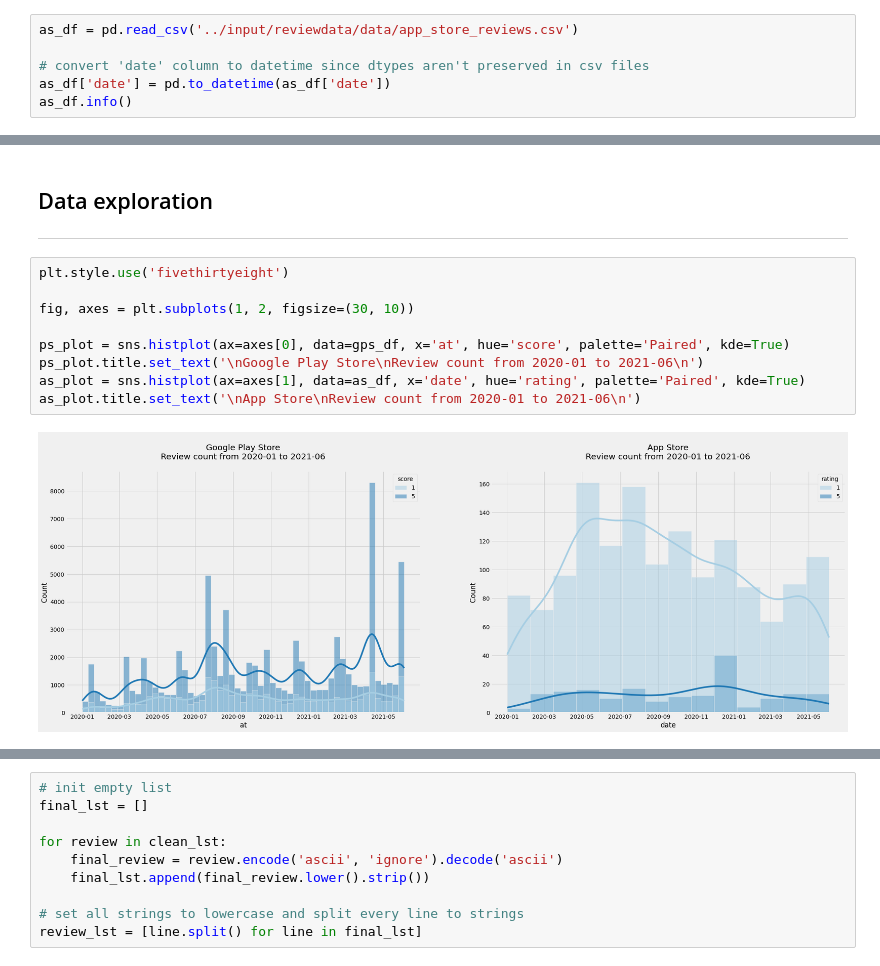
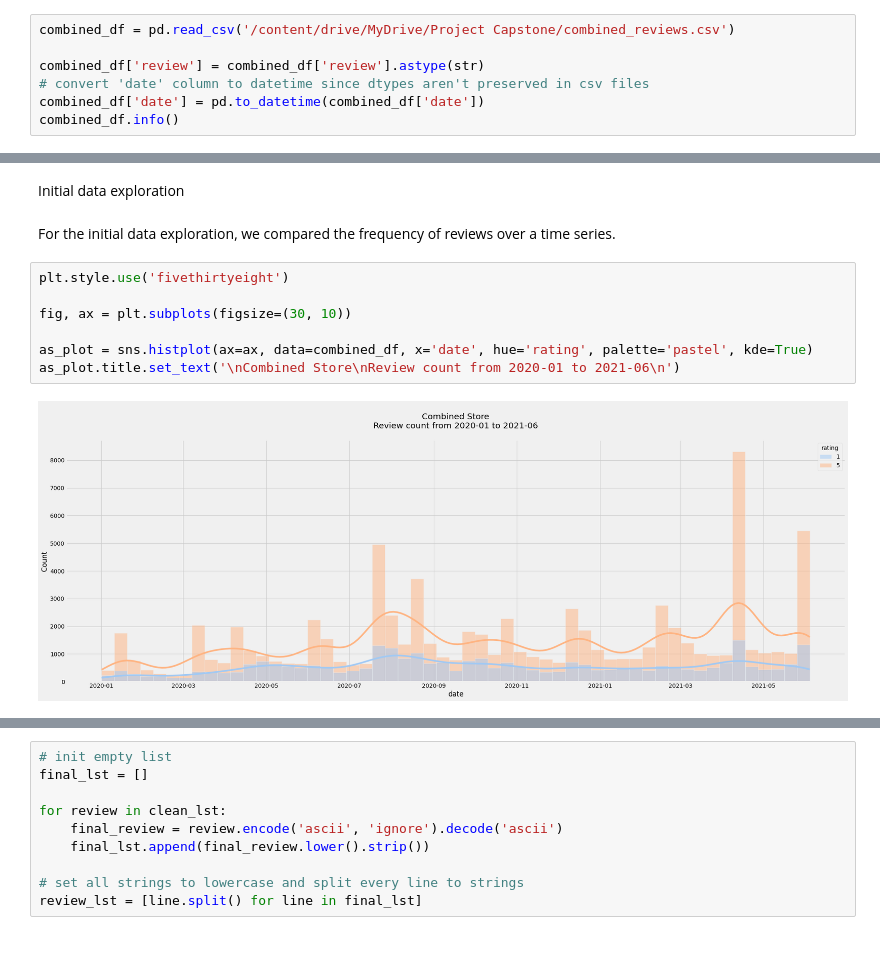
Before and after one commit to kentregs/mynt-cadetship-final-capstone-project-repo, a Jupyter notebook: [5] LSTM_sentiment_analysis.ipynb, the cells around one changed output, grey strips where cells are left out. Cells and saved outputs as stored; diff of their text form.

```diff
--- a/[5] LSTM_sentiment_analysis.ipynb
+++ b/[5] LSTM_sentiment_analysis.ipynb
@@ -46,8 +72,9 @@ Requirement already satisfied: six in /opt/conda/lib/python3.7/site-packages (fr
 # %%
-as_df = pd.read_csv('../input/reviewdata/data/app_store_reviews.csv')
+combined_df = pd.read_csv('/content/drive/MyDrive/Project Capstone/combined_reviews.csv')
 
+combined_df['review'] = combined_df['review'].astype(str)
 # convert 'date' column to datetime since dtypes aren't preserved in csv files
-as_df['date'] = pd.to_datetime(as_df['date'])
-as_df.info()
+combined_df['date'] = pd.to_datetime(combined_df['date'])
+combined_df.info()
 # %% [output]
 <class 'pandas.core.frame.DataFrame'>
@@ -91,14 +91,13 @@ memory usage: 8.4+ MB
-# %% [markdown]
-## Data exploration
----
+# %% [markdown]
+Initial data exploration
+# %% [markdown]
+For the initial data exploration, we compared the frequency of reviews over a time series.
 # %%
 plt.style.use('fivethirtyeight')
 
-fig, axes = plt.subplots(1, 2, figsize=(30, 10))
+fig, ax = plt.subplots(figsize=(30, 10))
 
-ps_plot = sns.histplot(ax=axes[0], data=gps_df, x='at', hue='score', palette='Paired', kde=True)
-ps_plot.title.set_text('\nGoogle Play Store\nReview count from 2020-01 to 2021-06\n')
-as_plot = sns.histplot(ax=axes[1], data=as_df, x='date', hue='rating', palette='Paired', kde=True)
-as_plot.title.set_text('\nApp Store\nReview count from 2020-01 to 2021-06\n')
+as_plot = sns.histplot(ax=ax, data=combined_df, x='date', hue='rating', palette='pastel', kde=True)
+as_plot.title.set_text('\nCombined Store\nReview count from 2020-01 to 2021-06\n')
 # %% [output]
-[figure, old version]
+[figure, new version]
```
Also changed, not shown: parts of 59 cells of this notebook, 1 other file.
